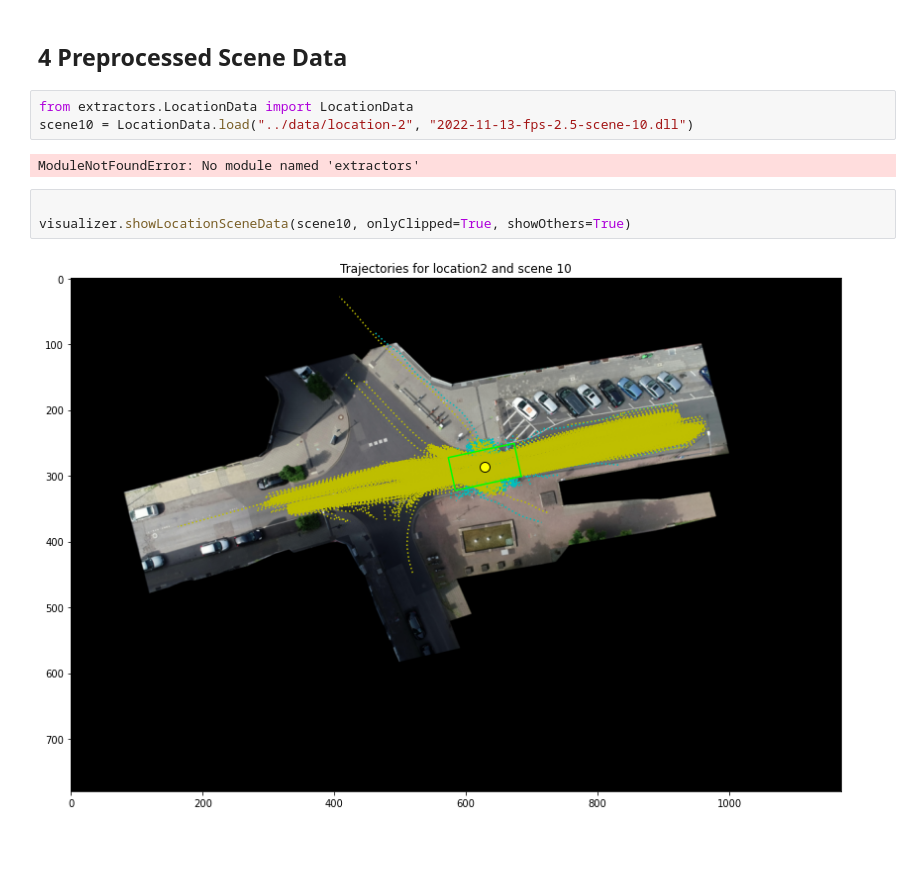
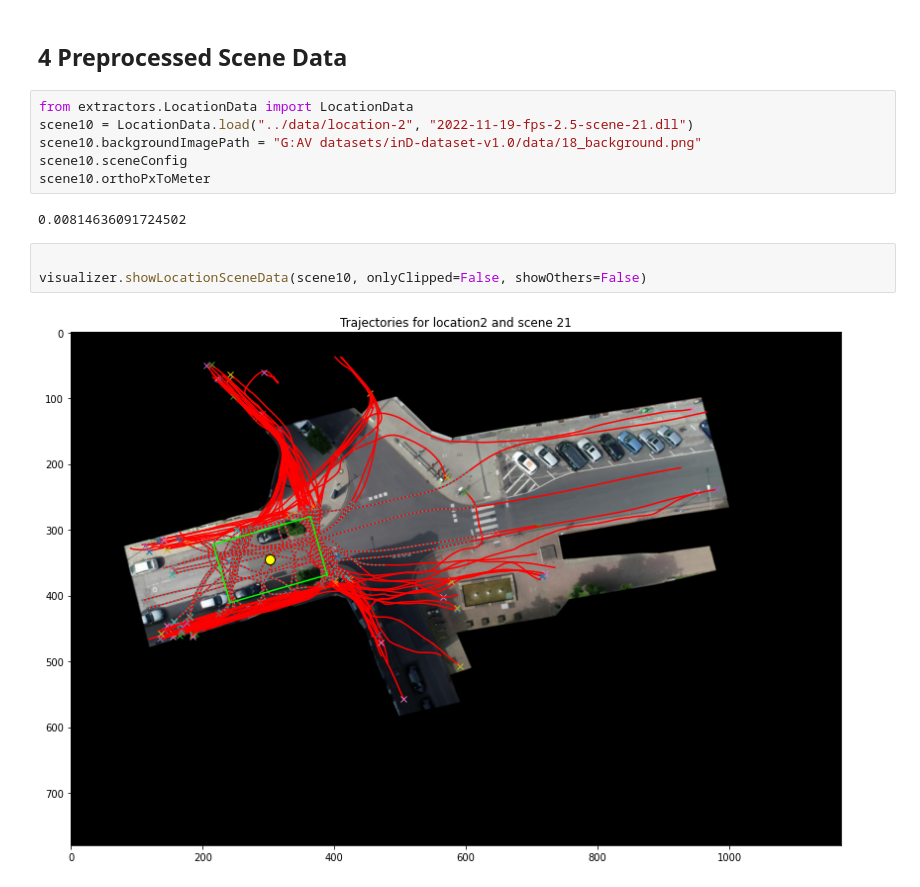
Before and after one commit to ika-rwth-aachen/drone-dataset-tools, a Jupyter notebook: src/notebooks/read-from-preprocessed.ipynb, the cells around one changed output. Saved outputs shown, nothing was run; the diff lists cells and outputs as text; blank space fills up the shorter version.

```diff
--- a/src/notebooks/read-from-preprocessed.ipynb
+++ b/src/notebooks/read-from-preprocessed.ipynb
@@ -78,11 +80,14 @@ pedDf.head()
 ## 4 Preprocessed Scene Data
 # %%
 from extractors.LocationData import LocationData
-scene10 = LocationData.load("../data/location-2", "2022-11-13-fps-2.5-scene-10.dll")
+scene10 = LocationData.load("../data/location-2", "2022-11-19-fps-2.5-scene-21.dll")
+scene10.backgroundImagePath = "G:AV datasets/inD-dataset-v1.0/data/18_background.png"
+scene10.sceneConfig
+scene10.orthoPxToMeter
 # %% [output]
-ModuleNotFoundError: No module named 'extractors'
+0.00814636091724502
 # %%
 
-visualizer.showLocationSceneData(scene10, onlyClipped=True, showOthers=True)
+visualizer.showLocationSceneData(scene10, onlyClipped=False, showOthers=False)
 # %% [output]
-[figure, old version]
+[figure, new version]
```
Also changed, not shown: parts of 3 cells of this notebook, 8 other files.
